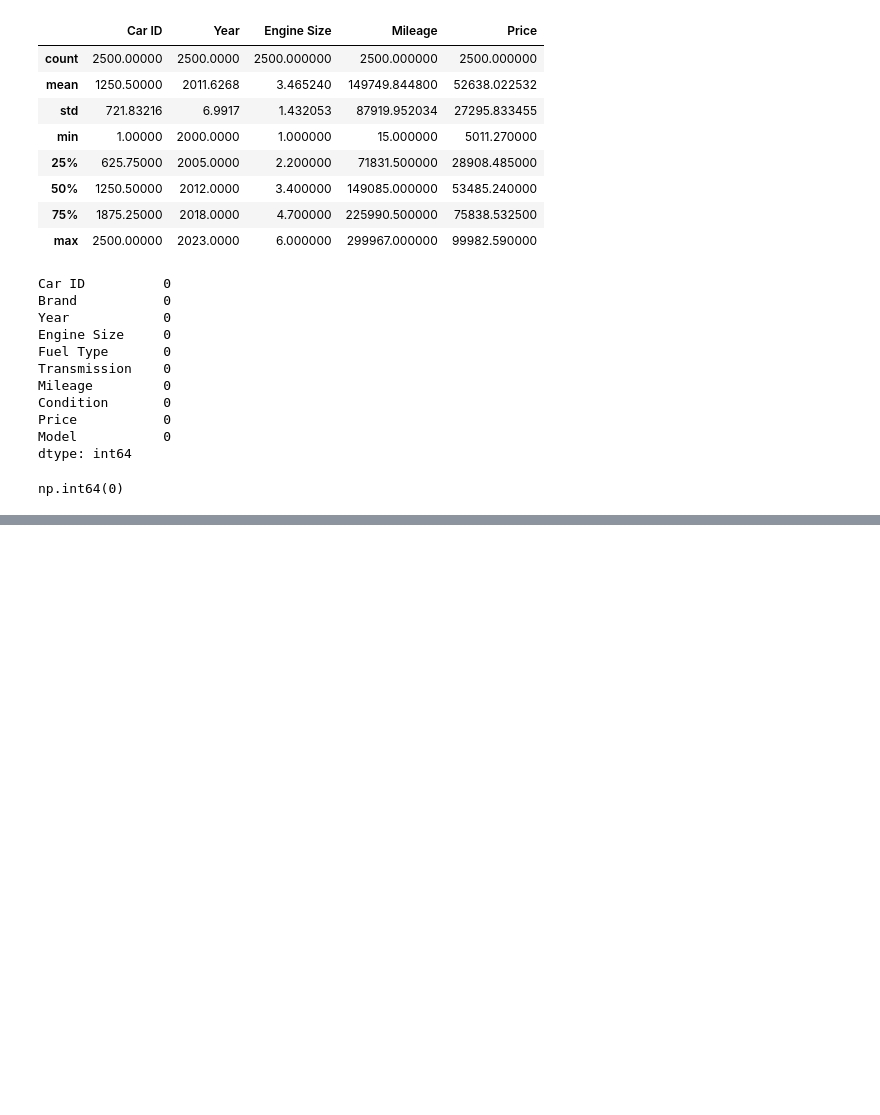
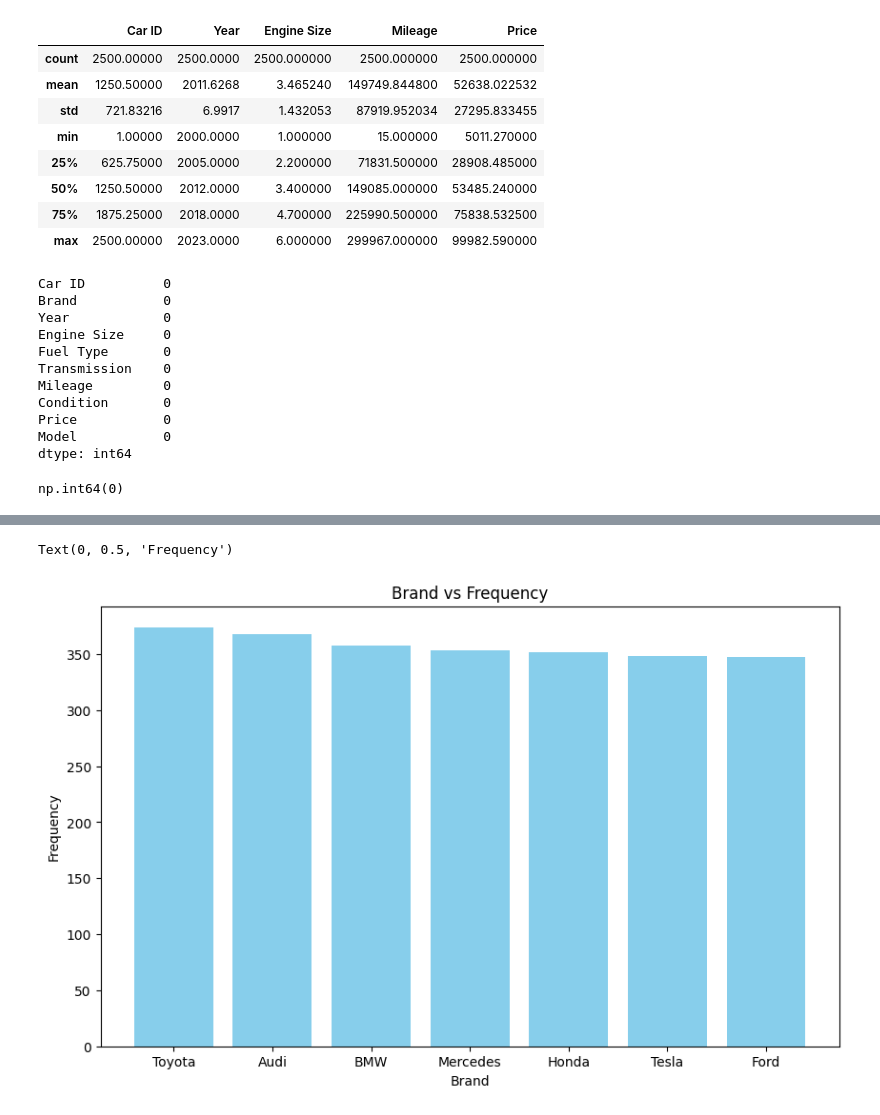
Before and after one commit to pasindu-piyumal/car_price_prediction, a Jupyter notebook: analysis.ipynb, the cells around one changed output, grey strips where cells are left out. Cells and saved outputs as stored; diff of their text form; code cells hidden in the pictures; blank space fills up the shorter version.

```diff
--- a/analysis.ipynb
+++ b/analysis.ipynb
@@ -120,0 +152,9 @@ for i in range(0, len(num_cols), 2):
+# %%
+plt.figure(figsize=(10,6))
+plt.bar(df['Brand'].value_counts().index, df['Brand'].value_counts().values, color='skyblue')
+plt.title('Brand vs Frequency')
+plt.xlabel('Brand')
+plt.ylabel('Frequency')
+# %% [output]
+Text(0, 0.5, 'Frequency')
+[figure, added]
```
Also changed, not shown: parts of 17 cells of this notebook.
